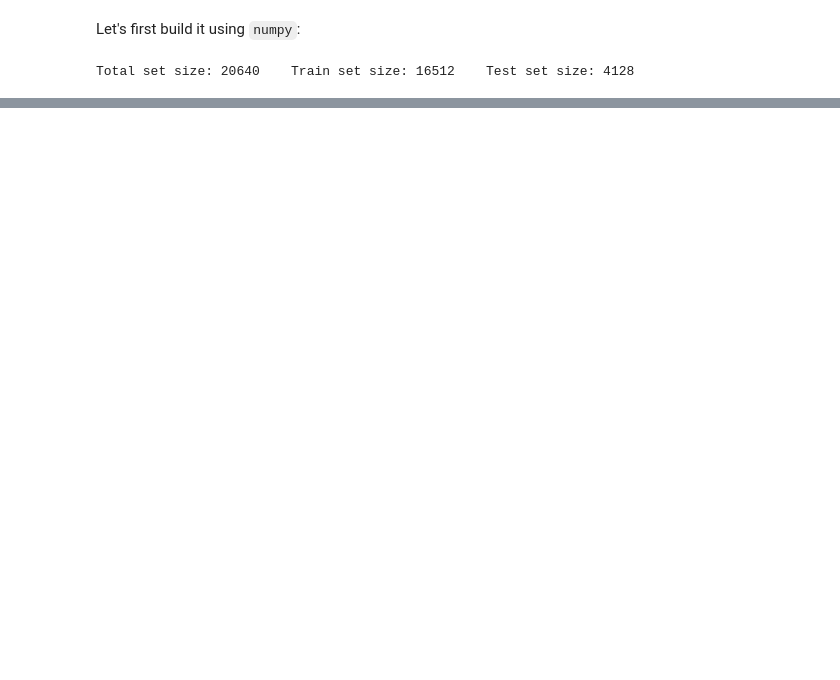
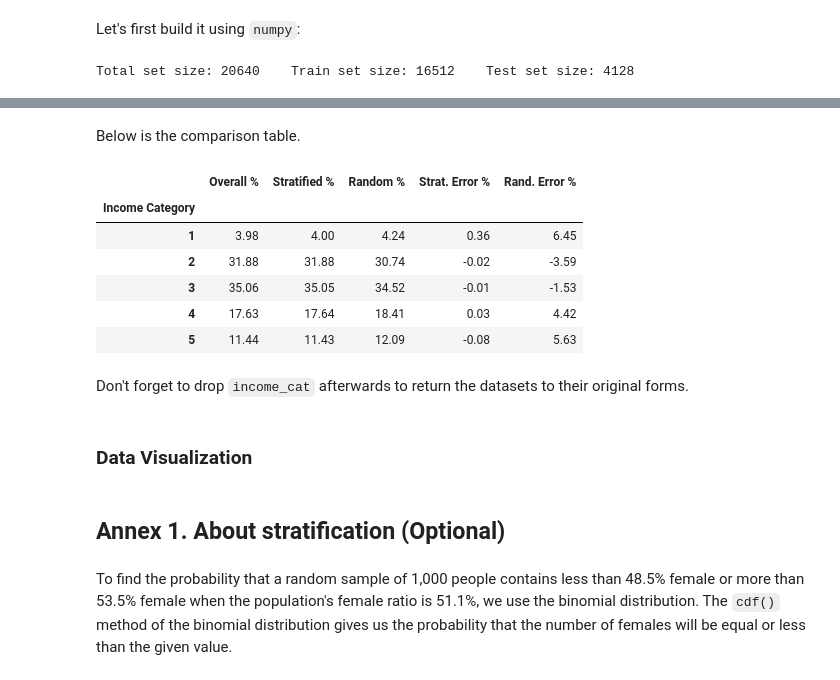
Before and after one commit to bictorbang/ML_notebooks, a Jupyter notebook: machine_learning_with_scikit_learn/02_end_to_end_machine_learning_project/02.ipynb, the cells around one changed output, grey strips where cells are left out. Cells and saved outputs as stored; diff of their text form; code cells hidden in the pictures; blank space fills up the shorter version.

```diff
--- a/machine_learning_with_scikit_learn/02_end_to_end_machine_learning_project/02.ipynb
+++ b/machine_learning_with_scikit_learn/02_end_to_end_machine_learning_project/02.ipynb
@@ -156,0 +215,24 @@ Total set size: 20640    Train set size: 16512    Test set size: 4128
+# %%
+from sklearn.model_selection import StratifiedShuffleSplit
+
+splitter = StratifiedShuffleSplit(n_splits = 10, test_size = 0.2, random_state = 42)
+strat_splits = []
+for train_idx, test_idx in splitter.split(housing, housing["income_cat"]):
+    strat_train_set_n = housing.iloc[train_idx]
+    strat_test_set_n = housing.iloc[test_idx]
+    strat_splits.append([strat_train_set_n, strat_test_set_n])
+
+strat_train_set, strat_test_set = strat_splits[0] # Can use other indices (there are n_splits different folds)
+
+# We can do this more easily and without using StratifiedShuffleSplit, since tts has a nice argument stratify:
+strat_train_set, strat_test_set = train_test_split(housing, test_size = 0.2, stratify = housing["income_cat"])
+
+print(f"Stratified test set:\n{strat_test_set['income_cat'].value_counts(normalize = True)}")
+#print(strat_train_set["income_cat"].value_counts(normalize = True))
+
+print(f"Full dataset:\n{housing['income_cat'].value_counts(normalize = True)}") # Roughly the same
+
+# For the sake of comparison: see how a normal train_test_split behaves
+
+normal_train_set, normal_test_set = train_test_split(housing, test_size = 0.2, random_state = 42)
+print(f"Using train_test_split without stratify:\n{normal_test_set['income_cat'].value_counts(normalize = True)}")
@@ -156,0 +257,27 @@ Total set size: 20640    Train set size: 16512    Test set size: 4128
+# %% [markdown]
+Below is the comparison table.
+# %%
+def income_cat_proportions(data):
+    return data["income_cat"].value_counts(normalize = True)
+
+compare_props = pd.DataFrame({
+    "Overall %": income_cat_proportions(housing),
+    "Stratified %": income_cat_proportions(strat_test_set),
+    "Random %": income_cat_proportions(normal_test_set),
+}).sort_index()
+compare_props.index.name = "Income Category"
+compare_props["Strat. Error %"] = (compare_props["Stratified %"] /
+                                   compare_props["Overall %"] - 1)
+compare_props["Rand. Error %"] = (compare_props["Random %"] /
+                                  compare_props["Overall %"] - 1)
+(compare_props * 100).round(2)
+# %% [output]
+|  | Overall % | Stratified % | Random % | Strat. Error % | Rand. Error % |
+| Income Category |  |  |  |  |  |
+| 1 | 3.98 | 4.00 | 4.24 | 0.36 | 6.45 |
+| 2 | 31.88 | 31.88 | 30.74 | -0.02 | -3.59 |
+| 3 | 35.06 | 35.05 | 34.52 | -0.01 | -1.53 |
+| 4 | 17.63 | 17.64 | 18.41 | 0.03 | 4.42 |
+| 5 | 11.44 | 11.43 | 12.09 | -0.08 | 5.63 |
+# %% [markdown]
+Don't forget to drop ``income_cat`` afterwards to return the datasets to their original forms.
@@ -156,0 +287,6 @@ Total set size: 20640    Train set size: 16512    Test set size: 4128
+# %% [markdown]
+### Data Visualization
+# %% [markdown]
+## Annex 1. About stratification (Optional)
+# %% [markdown]
+To find the probability that a random sample of 1,000 people contains less than 48.5% female or more than 53.5% female when the population's female ratio is 51.1%, we use the binomial distribution. The ``cdf()`` method of the binomial distribution gives us the probability that the number of females will be equal or less than the given value.
```
Also changed, not shown: parts of 22 cells of this notebook, 1 other file.
